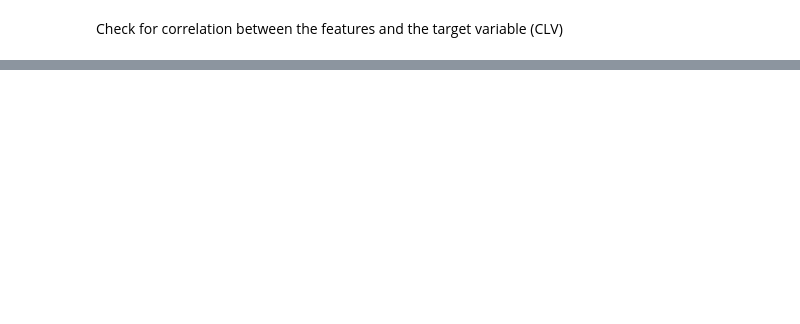
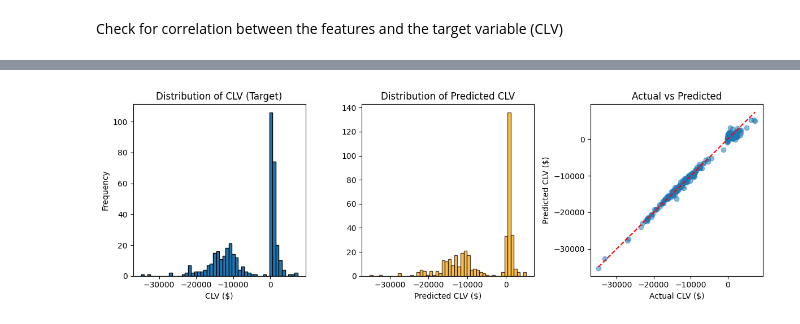
Before and after one commit to siriamanda/predict_customer_lifetime_value, a Jupyter notebook: 02_notebooks/01_eda_and_cleaning.ipynb, the cells around one changed output, grey strips where cells are left out. Cells and saved outputs as stored; diff of their text form; code cells hidden in the pictures; blank space fills up the shorter version.

```diff
--- a/02_notebooks/01_eda_and_cleaning.ipynb
+++ b/02_notebooks/01_eda_and_cleaning.ipynb
@@ -267,0 +359,8 @@ Passing `palette` without assigning `hue` is deprecated and will be removed in v
+# %%
+# Complete pipeline for numerical and categorical features
+# 'ColumnTransformer' applies transformers (num_pipeline/ cat_pipeline)
+# to specific columns of an array or DataFrame (numerical_cols/categorical_cols)
+preprocessor = ColumnTransformer([
+    ('num', num_pipeline, numerical_cols),
+    ('cat', cat_pipeline, categorical_cols)
+])
@@ -267,0 +369,8 @@ Passing `palette` without assigning `hue` is deprecated and will be removed in v
+# %%
+# Building a full pipeline with our preprocessor and a LinearRegression predictor
+
+pipe_lr = Pipeline([
+    ('preprocessor', preprocessor),
+    ('feature_selection', SelectKBest(score_func=f_regression, k=10)),  # Select top 10 features
+    ('lr', LinearRegression())
+])
@@ -267,0 +397,4 @@ Passing `palette` without assigning `hue` is deprecated and will be removed in v
+# %%
+# Making predictions on the training set using cross validation as well as calculating the probabilities
+# cross_val_predict expects an estimator (model), X, y and nr of cv-splits (cv)
+y_train_predicted = cross_val_predict(pipe_lr, X_train, y_train, cv=5)
@@ -267,0 +439,53 @@ Passing `palette` without assigning `hue` is deprecated and will be removed in v
+# %%
+import numpy as np
+import matplotlib.pyplot as plt
+from sklearn.metrics import mean_absolute_percentage_error
+
+print("DIAGNOSING HIGH R² AND HIGH MAPE")
+print("="*60)
+
+# Calculate errors
+errors = y_train - y_train_predicted
+abs_errors = np.abs(errors)
+rel_errors = np.abs(errors / y_train) * 100  # Percentage errors
+
+print(f"Target statistics:")
+print(f"  Mean CLV: ${y_train.mean():.2f}")
+print(f"  Std CLV: ${y_train.std():.2f}")
+print(f"  Min CLV: ${y_train.min():.2f}")
+print(f"  Max CLV: ${y_train.max():.2f}")
+print(f"  Median CLV: ${y_train.median():.2f}")
+
+print(f"\nError statistics:")
+print(f"  Mean Absolute Error: ${abs_errors.mean():.2f}")
+print(f"  Mean Error: ${errors.mean():.2f}")
+print(f"  Std of Errors: ${errors.std():.2f}")
+
+print(f"\nPercentage errors:")
+print(f"  Mean Absolute Percentage Error: {rel_errors.mean():.2f}%")
+print(f"  Median Absolute Percentage Error: {np.median(rel_errors):.2f}%")
+
+# Check for outliers in target
+plt.figure(figsize=(12, 4))
+
+plt.subplot(1, 3, 1)
+plt.hist(y_train, bins=50, edgecolor='black')
+plt.title('Distribution of CLV (Target)')
+plt.xlabel('CLV ($)')
+plt.ylabel('Frequency')
+
+plt.subplot(1, 3, 2)
+plt.hist(y_train_predicted, bins=50, edgecolor='black', color='orange', alpha=0.7)
+plt.title('Distribution of Predicted CLV')
+plt.xlabel('Predicted CLV ($)')
+
+plt.subplot(1, 3, 3)
+plt.scatter(y_train, y_train_predicted, alpha=0.5)
+plt.plot([y_train.min(), y_train.max()], [y_train.min(), y_train.max()], 'r--')
+plt.title('Actual vs Predicted')
+plt.xlabel('Actual CLV ($)')
+plt.ylabel('Predicted CLV ($)')
+
+plt.tight_layout()
+plt.show()
+# %% [output]
@@ -267,0 +509 @@ Passing `palette` without assigning `hue` is deprecated and will be removed in v
+[figure, added]
```
Also changed, not shown: parts of 25 cells of this notebook.
